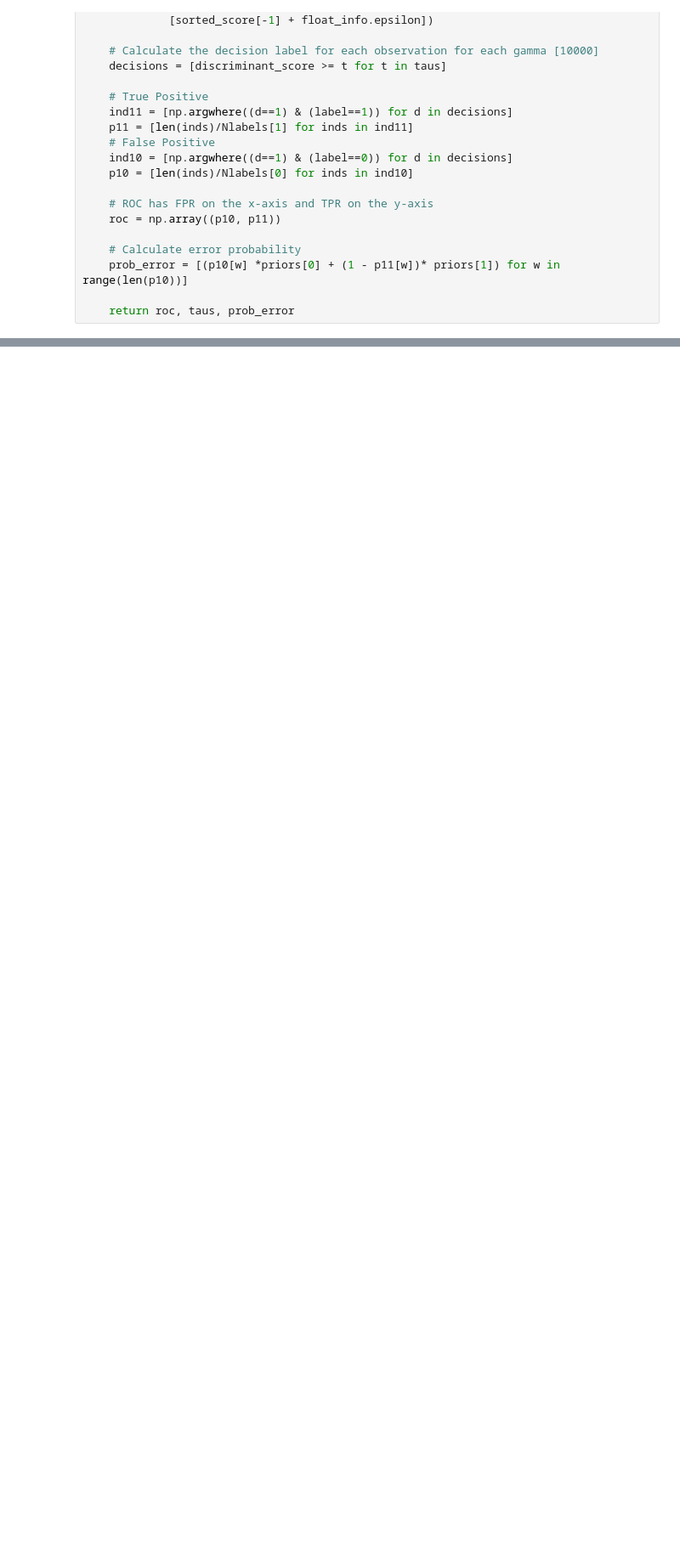
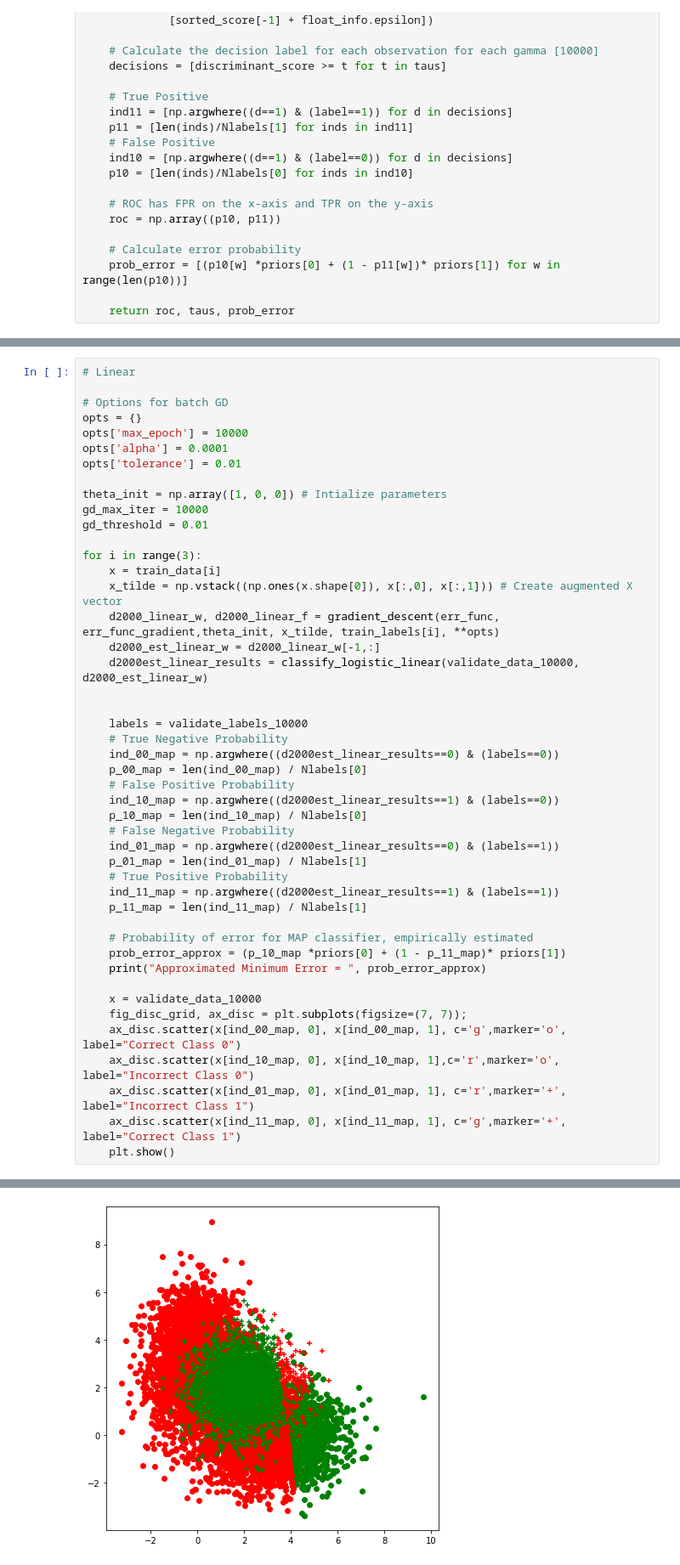
Before and after one commit to meuliano/EECE5644, a Jupyter notebook: HW2/hw2_1.ipynb, the cells around one changed output, grey strips where cells are left out. Shown at 85% size. Drawn from its saved outputs; the diff is of its cells as text; blank space fills up the shorter version.

```diff
--- a/HW2/hw2_1.ipynb
+++ b/HW2/hw2_1.ipynb
@@ -200,0 +259,47 @@ fig_disc_grid;
+# %%
+# Linear
+
+# Options for batch GD
+opts = {}
+opts['max_epoch'] = 10000
+opts['alpha'] = 0.0001
+opts['tolerance'] = 0.01
+
+theta_init = np.array([1, 0, 0]) # Intialize parameters
+gd_max_iter = 10000
+gd_threshold = 0.01
+
+for i in range(3):
+    x = train_data[i]
+    x_tilde = np.vstack((np.ones(x.shape[0]), x[:,0], x[:,1])) # Create augmented X vector
+    d2000_linear_w, d2000_linear_f = gradient_descent(err_func, err_func_gradient,theta_init, x_tilde, train_labels[i], **opts)
+    d2000_est_linear_w = d2000_linear_w[-1,:]
+    d2000est_linear_results = classify_logistic_linear(validate_data_10000, d2000_est_linear_w)
+
+
+    labels = validate_labels_10000
+    # True Negative Probability
+    ind_00_map = np.argwhere((d2000est_linear_results==0) & (labels==0))
+    p_00_map = len(ind_00_map) / Nlabels[0]
+    # False Positive Probability
+    ind_10_map = np.argwhere((d2000est_linear_results==1) & (labels==0))
+    p_10_map = len(ind_10_map) / Nlabels[0]
+    # False Negative Probability
+    ind_01_map = np.argwhere((d2000est_linear_results==0) & (labels==1))
+    p_01_map = len(ind_01_map) / Nlabels[1]
+    # True Positive Probability
+    ind_11_map = np.argwhere((d2000est_linear_results==1) & (labels==1))
+    p_11_map = len(ind_11_map) / Nlabels[1]
+
+    # Probability of error for MAP classifier, empirically estimated
+    prob_error_approx = (p_10_map *priors[0] + (1 - p_11_map)* priors[1])
+    print("Approximated Minimum Error = ", prob_error_approx)
+
+    x = validate_data_10000
+    fig_disc_grid, ax_disc = plt.subplots(figsize=(7, 7));
+    ax_disc.scatter(x[ind_00_map, 0], x[ind_00_map, 1], c='g',marker='o', label="Correct Class 0")
+    ax_disc.scatter(x[ind_10_map, 0], x[ind_10_map, 1],c='r',marker='o', label="Incorrect Class 0")
+    ax_disc.scatter(x[ind_01_map, 0], x[ind_01_map, 1], c='r',marker='+', label="Incorrect Class 1")
+    ax_disc.scatter(x[ind_11_map, 0], x[ind_11_map, 1], c='g',marker='+', label="Correct Class 1")
+    plt.show()
+# %% [output]
@@ -200,0 +307 @@ fig_disc_grid;
+[figure, added]
```
Also changed, not shown: parts of 12 cells of this notebook.
